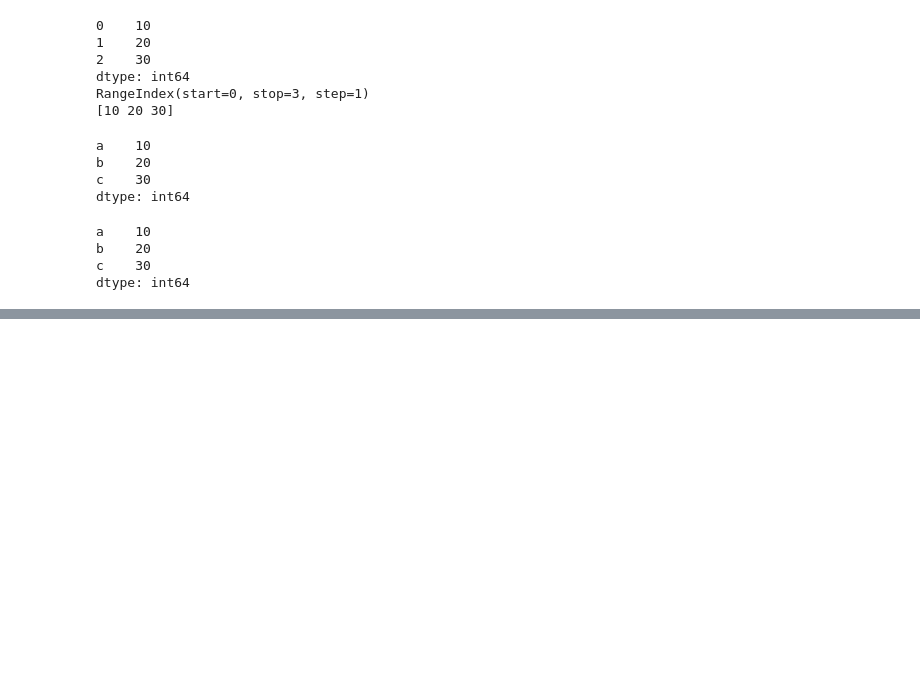
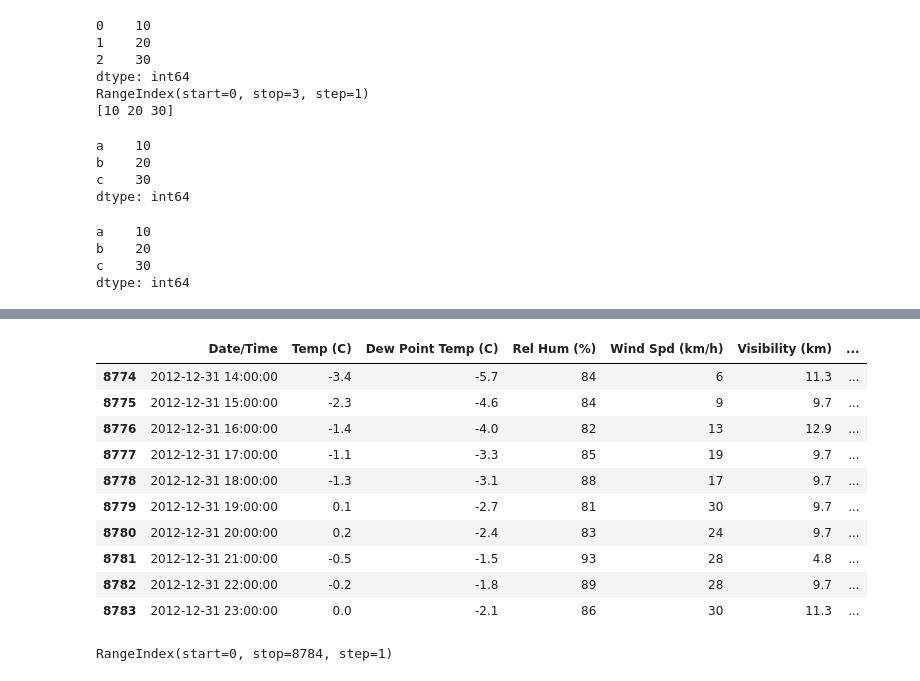
Before and after one commit to noturshek/de-course, a Jupyter notebook: deCoursePython/Python Advanced.ipynb, the cells around one changed output, grey strips where cells are left out. Drawn from its saved outputs; the diff is of its cells as text; code cells hidden in the pictures; blank space fills up the shorter version.

```diff
--- a/deCoursePython/Python Advanced.ipynb
+++ b/deCoursePython/Python Advanced.ipynb
@@ -147,0 +289,19 @@ dtype: int64
+# %%
+weather_df.tail(10)
+# %% [output]
+|  | Date/Time | Temp (C) | Dew Point Temp (C) | Rel Hum (%) | Wind Spd (km/h) | Visibility (km) | ... |
+| 8774 | 2012-12-31 14:00:00 | -3.4 | -5.7 | 84 | 6 | 11.3 | ... |
+| 8775 | 2012-12-31 15:00:00 | -2.3 | -4.6 | 84 | 9 | 9.7 | ... |
+| 8776 | 2012-12-31 16:00:00 | -1.4 | -4.0 | 82 | 13 | 12.9 | ... |
+| 8777 | 2012-12-31 17:00:00 | -1.1 | -3.3 | 85 | 19 | 9.7 | ... |
+| 8778 | 2012-12-31 18:00:00 | -1.3 | -3.1 | 88 | 17 | 9.7 | ... |
+| 8779 | 2012-12-31 19:00:00 | 0.1 | -2.7 | 81 | 30 | 9.7 | ... |
+| 8780 | 2012-12-31 20:00:00 | 0.2 | -2.4 | 83 | 24 | 9.7 | ... |
+| 8781 | 2012-12-31 21:00:00 | -0.5 | -1.5 | 93 | 28 | 4.8 | ... |
+| 8782 | 2012-12-31 22:00:00 | -0.2 | -1.8 | 89 | 28 | 9.7 | ... |
+| 8783 | 2012-12-31 23:00:00 | 0.0 | -2.1 | 86 | 30 | 11.3 | ... |
+# %%
+# .index: This attribute provides the index of the data frame
+weather_df.index
+# %% [output]
+RangeIndex(start=0, stop=8784, step=1)
```
Also changed, not shown: parts of 19 cells of this notebook, 1 other file.
